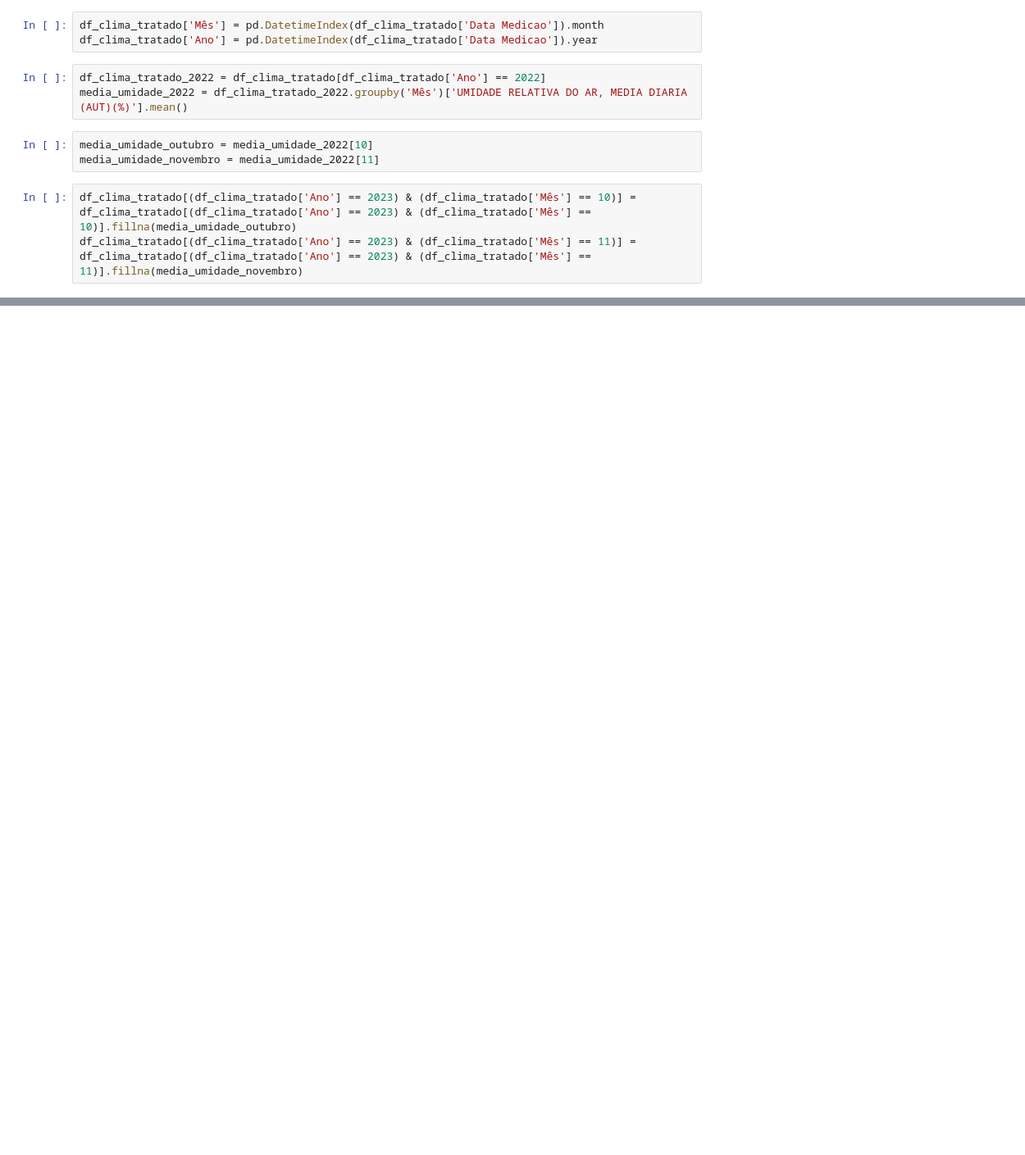
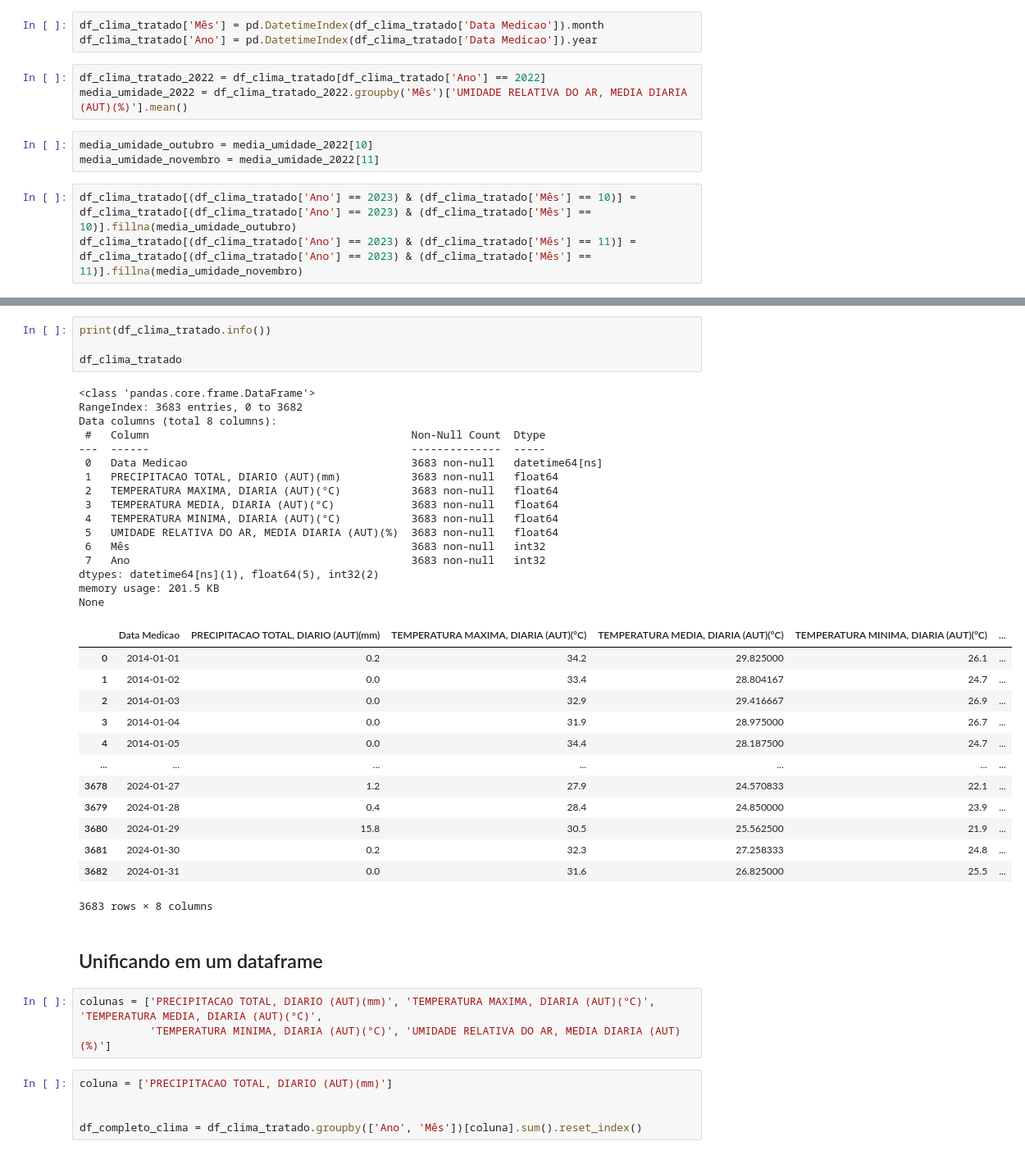
Before and after one commit to jeantorre/projeto_aplicado_MBA, a Jupyter notebook: previsao_dengue_rj.ipynb, the cells around one changed output, grey strips where cells are left out. Shown: that part at 82% size. Drawn from its saved outputs; the diff is of its cells as text; blank space fills up the shorter version.

```diff
--- a/previsao_dengue_rj.ipynb
+++ b/previsao_dengue_rj.ipynb
@@ -314,0 +327,44 @@ df_clima_tratado[df_clima_tratado['UMIDADE RELATIVA DO AR, MEDIA DIARIA (AUT)(%)
+# %%
+print(df_clima_tratado.info())
+
+df_clima_tratado
+# %% [output]
+<class 'pandas.core.frame.DataFrame'>
+RangeIndex: 3683 entries, 0 to 3682
+Data columns (total 8 columns):
+ #   Column                                         Non-Null Count  Dtype
+---  ------                                         --------------  -----
+ 0   Data Medicao                                   3683 non-null   datetime64[ns]
+ 1   PRECIPITACAO TOTAL, DIARIO (AUT)(mm)           3683 non-null   float64
+ 2   TEMPERATURA MAXIMA, DIARIA (AUT)(°C)           3683 non-null   float64
+ 3   TEMPERATURA MEDIA, DIARIA (AUT)(°C)            3683 non-null   float64
+ 4   TEMPERATURA MINIMA, DIARIA (AUT)(°C)           3683 non-null   float64
+ 5   UMIDADE RELATIVA DO AR, MEDIA DIARIA (AUT)(%)  3683 non-null   float64
+ 6   Mês                                            3683 non-null   int32
+ 7   Ano                                            3683 non-null   int32
+dtypes: datetime64[ns](1), float64(5), int32(2)
+memory usage: 201.5 KB
+None
+|  | Data Medicao | PRECIPITACAO TOTAL, DIARIO (AUT)(mm) | TEMPERATURA MAXIMA, DIARIA (AUT)(°C) | TEMPERATURA MEDIA, DIARIA (AUT)(°C) | TEMPERATURA MINIMA, DIARIA (AUT)(°C) | ... |
+| 0 | 2014-01-01 | 0.2 | 34.2 | 29.825000 | 26.1 | ... |
+| 1 | 2014-01-02 | 0.0 | 33.4 | 28.804167 | 24.7 | ... |
+| 2 | 2014-01-03 | 0.0 | 32.9 | 29.416667 | 26.9 | ... |
+| 3 | 2014-01-04 | 0.0 | 31.9 | 28.975000 | 26.7 | ... |
+| 4 | 2014-01-05 | 0.0 | 34.4 | 28.187500 | 24.7 | ... |
+| ... | ... | ... | ... | ... | ... | ... |
+| 3678 | 2024-01-27 | 1.2 | 27.9 | 24.570833 | 22.1 | ... |
+| 3679 | 2024-01-28 | 0.4 | 28.4 | 24.850000 | 23.9 | ... |
+| 3680 | 2024-01-29 | 15.8 | 30.5 | 25.562500 | 21.9 | ... |
+| 3681 | 2024-01-30 | 0.2 | 32.3 | 27.258333 | 24.8 | ... |
+| 3682 | 2024-01-31 | 0.0 | 31.6 | 26.825000 | 25.5 | ... |
+3683 rows × 8 columns
+# %% [markdown]
+## Unificando em um dataframe
+# %%
+colunas = ['PRECIPITACAO TOTAL, DIARIO (AUT)(mm)', 'TEMPERATURA MAXIMA, DIARIA (AUT)(°C)', 'TEMPERATURA MEDIA, DIARIA (AUT)(°C)',
+           'TEMPERATURA MINIMA, DIARIA (AUT)(°C)', 'UMIDADE RELATIVA DO AR, MEDIA DIARIA (AUT)(%)']
+# %%
+coluna = ['PRECIPITACAO TOTAL, DIARIO (AUT)(mm)']
+
+
+df_completo_clima = df_clima_tratado.groupby(['Ano', 'Mês'])[coluna].sum().reset_index()
```
Also changed, not shown: parts of 20 cells of this notebook.
